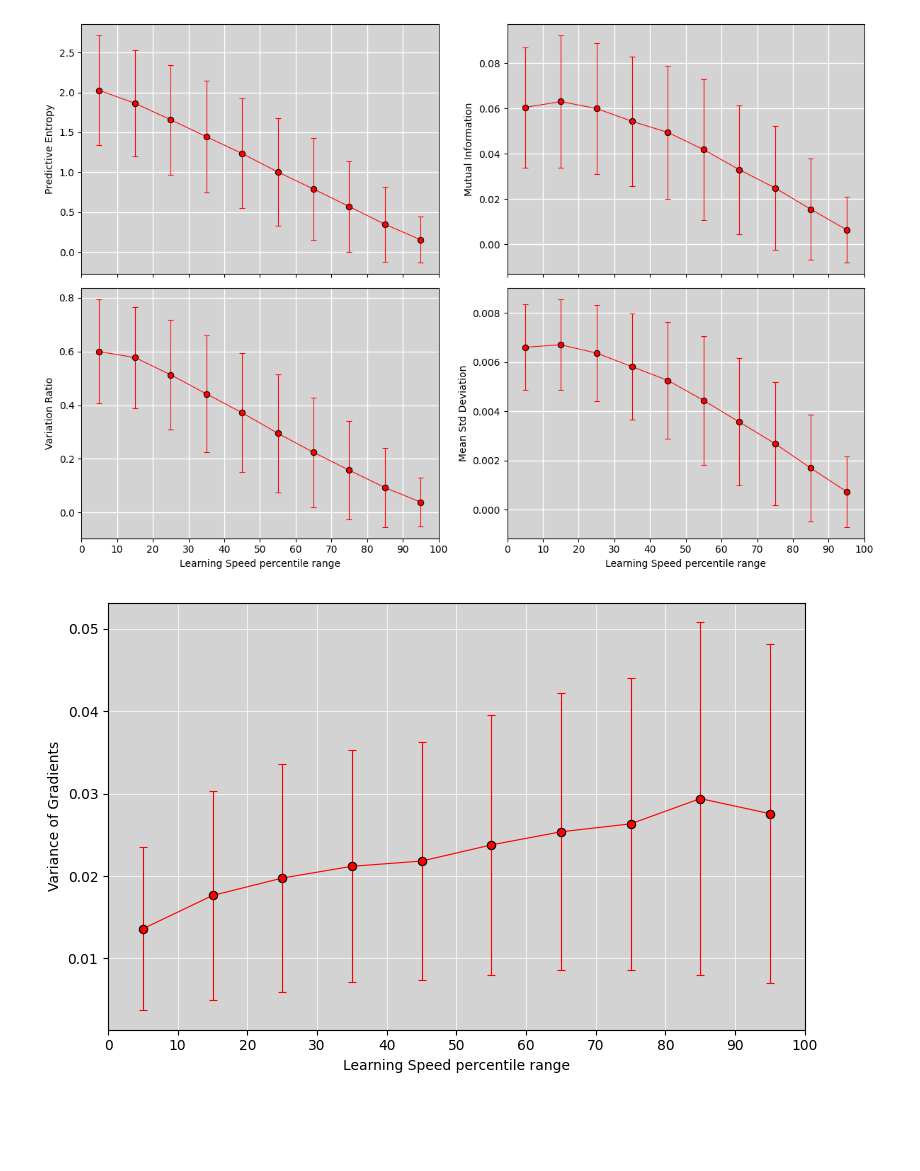
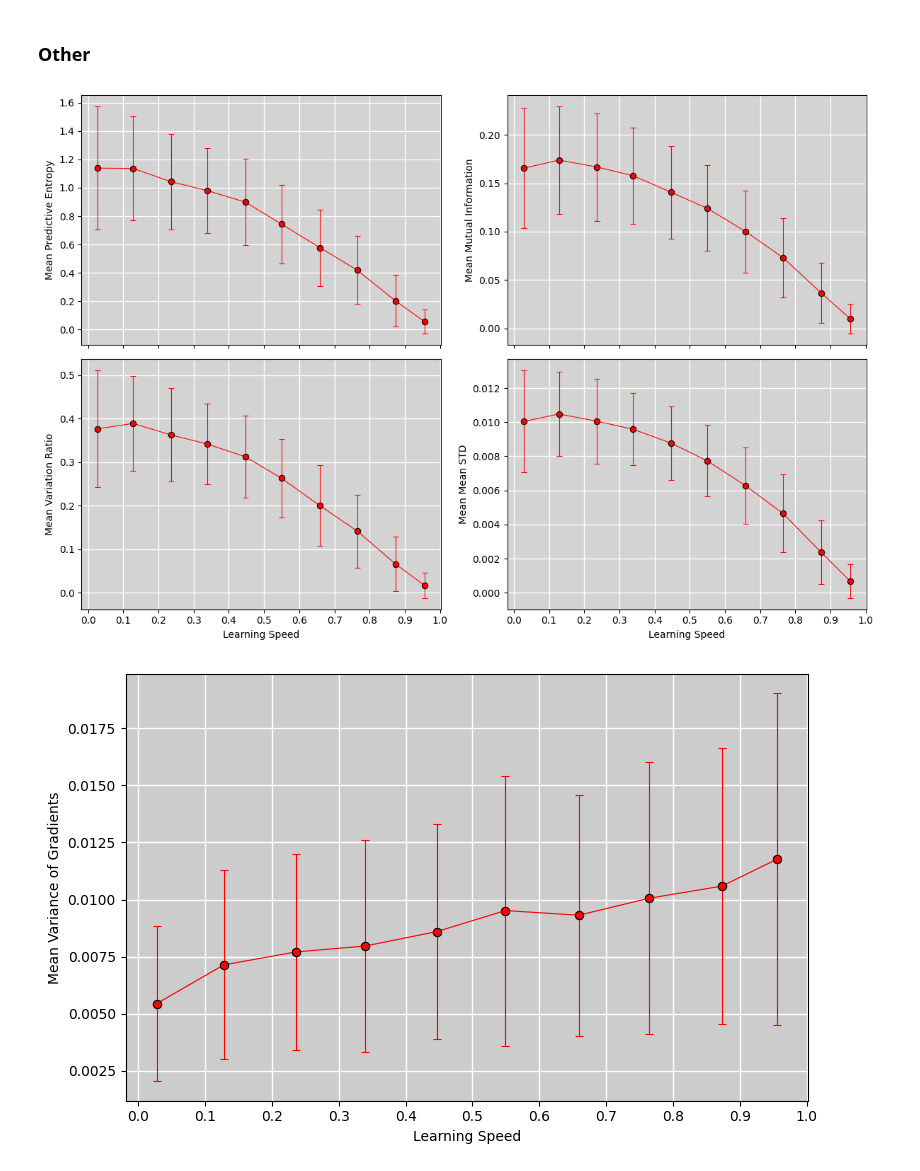
Before and after one commit to karirogg/learn-deep, a Jupyter notebook: src/notebooks/metric_analysis.ipynb, the cells around one changed output. Saved outputs shown, nothing was run; the diff lists cells and outputs as text; code cells hidden in the pictures; blank space fills up the shorter version.

```diff
--- a/src/notebooks/metric_analysis.ipynb
+++ b/src/notebooks/metric_analysis.ipynb
@@ -99,25 +265,28 @@ final_acc_test.mean()
+# %% [markdown]
+### Other
 # %%
+df = averaged_df
 # Define bins for grouping Learning Speed
-#learning_speed_bins = np.linspace(-0.025, 1.025, 22)
-#df['Learning_Speed_Binned'] = pd.cut(df['Learning_Speed'], bins=learning_speed_bins)
+learning_speed_bins = np.linspace(-0.025, 1.025, 11)
+df['Learning_Speed_Binned'] = pd.cut(df['LS'], bins=learning_speed_bins)
 
-percentiles = np.linspace(0, 100, 11)  # Define bins: 0-10%, 10-20%, ..., 90-100%
-df['Percentile_Range'] = pd.qcut(df['Learning_Speed'], q=percentiles/100, labels=percentiles[:-1] + 5)
+#percentiles = np.linspace(0, 100, 11)  # Define bins: 0-10%, 10-20%, ..., 90-100%
+#df['Percentile_Range'] = pd.qcut(df['Learning Speed'], q=percentiles/100, labels=percentiles[:-1] + 5)
 
 # Group by Learning Speed bins and calculate mean and standard deviation for each bin
-grouped = df.groupby('Percentile_Range', observed=False).agg(
-    Average_Learning_Speed=('Learning_Speed', 'mean'),
-    Std_Learning_Speed=('Learning_Speed', 'std'),
-    Predictive_Entropy_Mean=('Predictive_Entropy', 'mean'),
-    Predictive_Entropy_Std=('Predictive_Entropy', 'std'),
-    Mutual_Information_Mean=('Mutual_Information', 'mean'),
-    Mutual_Information_Std=('Mutual_Information', 'std'),
-    Variation_Ratio_Mean=('Variation_Ratio', 'mean'),
-    Variation_Ratio_Std=('Variation_Ratio', 'std'),
-    Mean_Std_Deviation_Mean=('Mean_Std_Deviation', 'mean'),
-    Mean_Std_Deviation_Std=('Mean_Std_Deviation', 'std'),
-    Variance_of_Gradients_Mean =('Variance_of_Gradients', 'mean'),
-    Variance_of_Gradients_Std=('Variance_of_Gradients', 'std'),
+grouped = df.groupby('Learning_Speed_Binned', observed=False).agg(
+    Average_Learning_Speed=('LS', 'mean'),
+    Std_Learning_Speed=('LS', 'std'),
+    Predictive_Entropy_Mean=('PE', 'mean'),
+    Predictive_Entropy_Std=('PE', 'std'),
+    Mutual_Information_Mean=('MI', 'mean'),
+    Mutual_Information_Std=('MI', 'std'),
+    Variation_Ratio_Mean=('VR', 'mean'),
+    Variation_Ratio_Std=('VR', 'std'),
+    Mean_STD_Mean=('MSTD', 'mean'),
+    Mean_STD_Std=('MSTD', 'std'),
+    Variance_of_Gradients_Mean =('VoG', 'mean'),
+    Variance_of_Gradients_Std=('VoG', 'std'),
 ).reset_index()
 
 # Plot with error bars
@@ -125,7 +294,7 @@ variables_to_plot = [
     ('Predictive_Entropy_Mean', 'Predictive_Entropy_Std'),
     ('Mutual_Information_Mean', 'Mutual_Information_Std'),
     ('Variation_Ratio_Mean', 'Variation_Ratio_Std'),
-    ('Mean_Std_Deviation_Mean', 'Mean_Std_Deviation_Std')
+    ('Mean_STD_Mean', 'Mean_STD_Std')
 ]
 
 fig, axs = plt.subplots(2, 2, figsize=(12, 8), sharex=True)
@@ -133,8 +302,9 @@ for i, (y_mean, y_std) in enumerate(variables_to_plot):
     row, col = i // 2, i % 2
     ax = axs[row, col]
     ax.errorbar(
-        grouped['Percentile_Range'],
+        grouped['Average_Learning_Speed'],
         grouped[y_mean],
+        #xerr = grouped['Std_Learning_Speed'],
         yerr=grouped[y_std],
         fmt='o',
         color='red',
@@ -144,41 +314,42 @@ for i, (y_mean, y_std) in enumerate(variables_to_plot):
         linewidth=0.8,
         capsize=3,
         elinewidth=0.8,
         capthick=0.8,
     )
     ax.set_facecolor('lightgray')
     ax.grid(True, linestyle='-', linewidth=1, color='white')
 
     if row == 1:
-        ax.set_xlabel('Learning Speed percentile range')
-    ax.set_ylabel(y_mean.replace('_Mean', '').replace('_', ' '))
-    ax.set_xticks(np.arange(0, 101, 10))
+        ax.set_xlabel('Learning Speed')
+    ax.set_ylabel("Mean " + y_mean.replace('_Mean', '').replace('_', ' '))
+    ax.set_xticks(np.arange(0.0, 1.1, 0.1))
 
 plt.tight_layout()
 plt.show()
 
 plt.figure(figsize=(8,5))
 plt.errorbar(
-        grouped['Percentile_Range'],
+        grouped['Average_Learning_Speed'],
         grouped['Variance_of_Gradients_Mean'],
+        #xerr = grouped['Std_Learning_Speed'],
         yerr=grouped['Variance_of_Gradients_Std'],
         fmt='o',
         color='red',
         markeredgecolor='black',
         markeredgewidth=0.8,
         linestyle='-',
         linewidth=0.8,
         capsize=3,
         elinewidth=0.8,
         capthick=0.8,
     )
-plt.xlabel('Learning Speed percentile range')
-plt.ylabel("Variance of Gradients")
-plt.xticks(np.arange(0, 101, 10))
-plt.grid(True, which='major', linestyle='-', linewidth=0.5, color='white')
-plt.gca().set_facecolor('lightgray')
+plt.xlabel('Learning Speed')
+plt.ylabel("Mean Variance of Gradients")
+plt.xticks(np.arange(0.0, 1.1, 0.1))
+plt.grid(True, which='major', linestyle='-', linewidth=1, color='white')
+plt.gca().set_facecolor('0.8')
 plt.tight_layout()
 plt.show();
 # %% [output]
-[figure, old version]
+[figure, new version]
-[figure, old version]
+[figure, new version]
```
Also changed, not shown: parts of 10 cells of this notebook.
